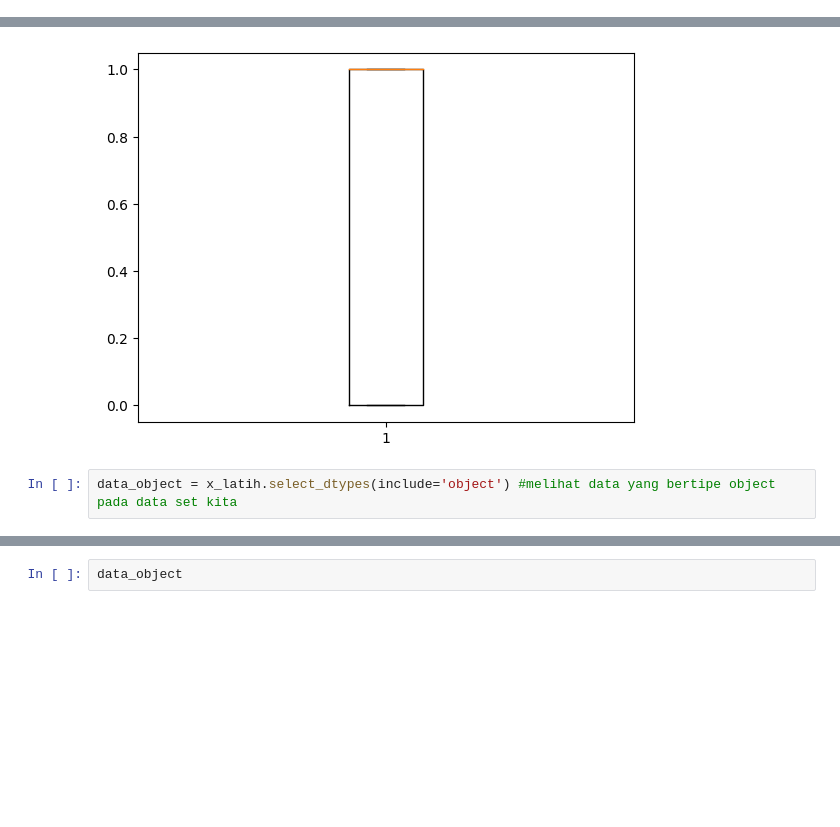
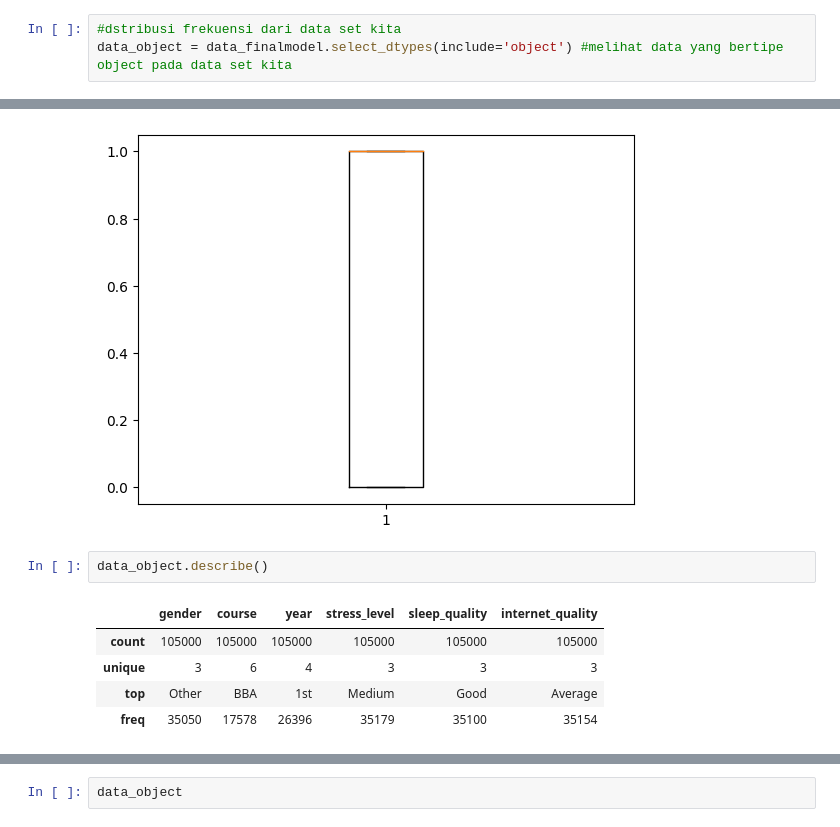
Before and after one commit to wen24-collab/MODEL-MACHINE-LEARNING-CLASSIFIICATION-TINGGKLAT-BRANOUT-SISWA-DAN-ORANG-DEWASA, a Jupyter notebook: prediksi_kelulusan.ipynb, the cells around one changed output, grey strips where cells are left out. Drawn from its saved outputs; the diff is of its cells as text; blank space fills up the shorter version.

```diff
--- a/prediksi_kelulusan.ipynb
+++ b/prediksi_kelulusan.ipynb
@@ -120,0 +191,3 @@ data_finalmodel.describe() #melihat statistika dalam data set kita
+# %%
+#dstribusi frekuensi dari data set kita
+data_object = data_finalmodel.select_dtypes(include='object') #melihat data yang bertipe object pada data set kita
@@ -208,5 +325,11 @@ plt.boxplot(data_model['burnout_binary'])
 plt.show()
 # %% [output]
 [figure]
-# %%
-data_object = x_latih.select_dtypes(include='object') #melihat data yang bertipe object pada data set kita
+# %%
+data_object.describe()
+# %% [output]
+|  | gender | course | year | stress_level | sleep_quality | internet_quality |
+| count | 105000 | 105000 | 105000 | 105000 | 105000 | 105000 |
+| unique | 3 | 6 | 4 | 3 | 3 | 3 |
+| top | Other | BBA | 1st | Medium | Good | Average |
+| freq | 35050 | 17578 | 26396 | 35179 | 35100 | 35154 |
```
Also changed, not shown: parts of 17 cells of this notebook.
